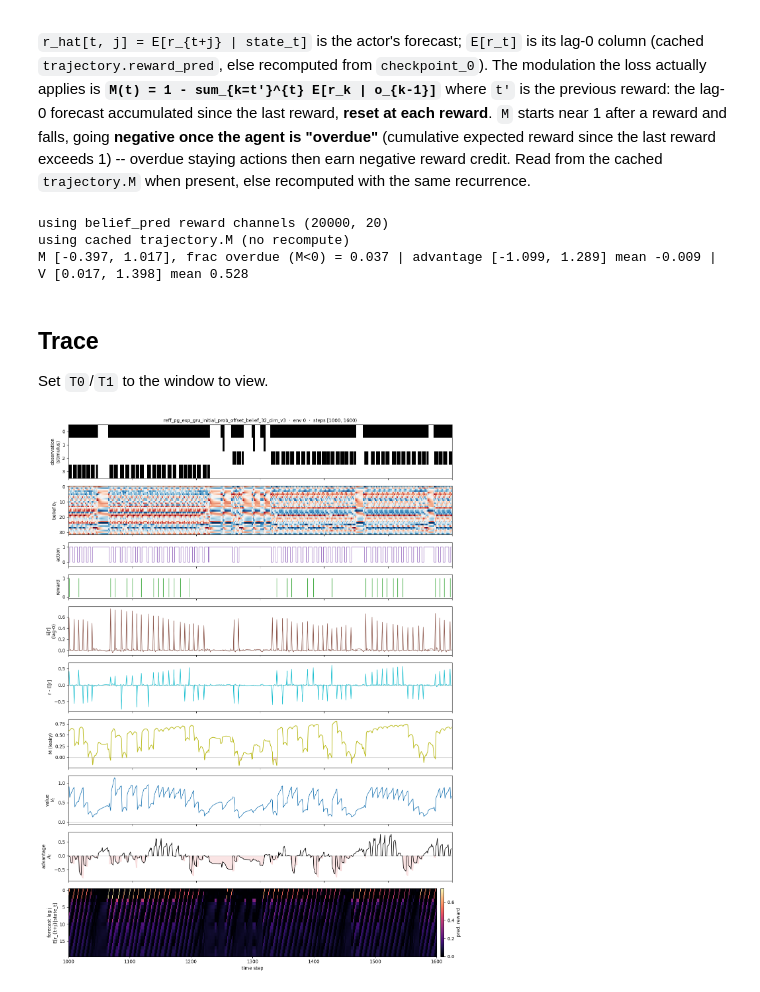
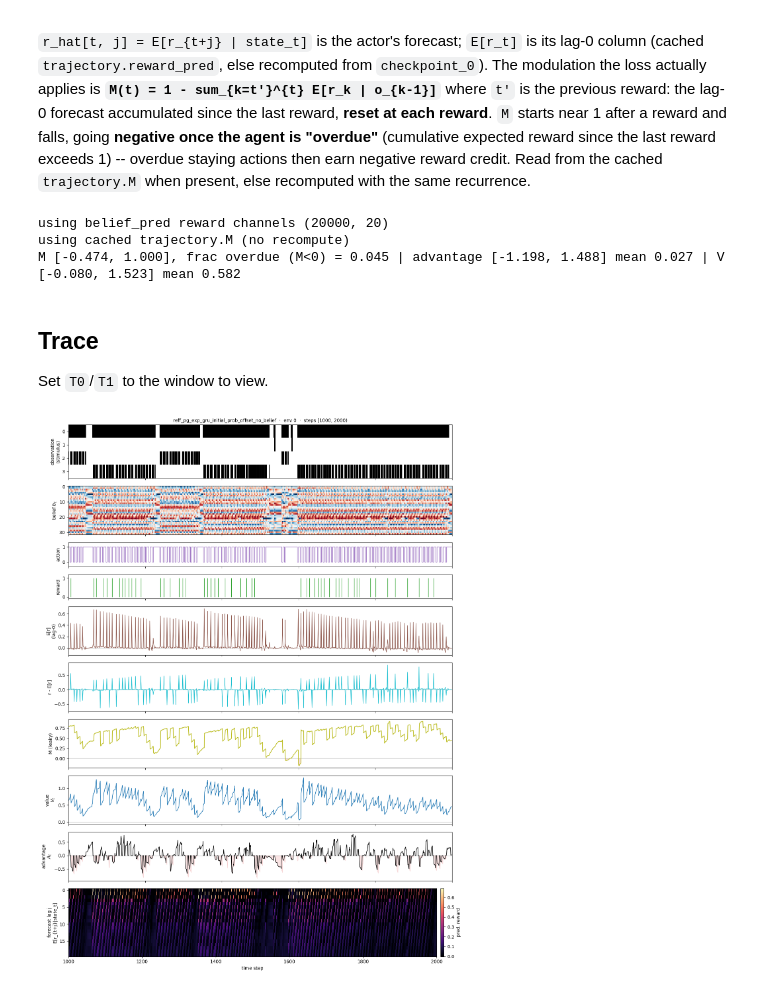
Before and after one commit to davidgbe/favorably_connected, a Jupyter notebook: code/notebooks/reff_trace.ipynb, the cells around one changed output. Cells and saved outputs as stored; diff of their text form; code cells hidden in the pictures.

Commit message:
add plots showing RNNs implementing 1D DDMs primarily update accumulation parameter

```diff
--- a/code/notebooks/reff_trace.ipynb
+++ b/code/notebooks/reff_trace.ipynb
@@ -34,7 +34,9 @@ REPO = Path.cwd()
 while not (REPO / 'results').exists() and REPO != REPO.parent:
     REPO = REPO.parent
 
-EXP      = 'reff_pg_exp_gru_initial_prob_offset_belief_32_dim_v3'   # <- set to your run
+EXP      = 'reff_pg_exp_gru_initial_prob_offset_no_belief'   # <- set to your run
+# EXP      = 'reff_pg_exp_gru_initial_prob_offset_belief_cleanl++++'   # <- set to your run
+
 # EXP = 'reff_pg_markov_persistence_longer_interpatch'   # <- set to your run
 # EXP = 'reff_pg_rpe_trace_exp_gru_initial_prob_offset'
 TRAJ_IDX = 0                                          # which saved env / episode
@@ -126,13 +128,13 @@ print(f'M [{M.min():.3f}, {M.max():.3f}], frac overdue (M<0) = {(M < 0).mean():.
 # %% [output]
 using belief_pred reward channels (20000, 20)
 using cached trajectory.M (no recompute)
-M [-0.397, 1.017], frac overdue (M<0) = 0.037 | advantage [-1.099, 1.289] mean -0.009 | V [0.017, 1.398] mean 0.528
+M [-0.474, 1.000], frac overdue (M<0) = 0.045 | advantage [-1.198, 1.488] mean 0.027 | V [-0.080, 1.523] mean 0.582
 # %% [markdown]
 ## Trace
 
 Set `T0`/`T1` to the window to view.
 # %%
-T0, T1 = 1000, min(1600, T)          # time window to plot
+T0, T1 = 1000, min(2000, T)          # time window to plot
 t = np.arange(T0, T1)
 
 fig, ax = plt.subplots(10, 1, sharex=True, figsize=(13, 17),
@@ -170,31 +172,31 @@ ax[5].axhline(0, color='0.7', lw=0.8)
 ax[5].plot(t, innov[T0:T1], color='tab:cyan', lw=1)
 ax[5].set_ylabel('r - E[r]')
 
 # 7) modulation M (leaky); M<0 => "overdue"
 ax[6].axhline(0, color='0.7', lw=0.8)
 ax[6].plot(t, M[T0:T1], color='tab:olive', lw=1.4)
 ax[6].fill_between(t, M[T0:T1], 0, where=(M[T0:T1] < 0), color='tab:red', alpha=0.15)
 ax[6].set_ylabel('M (leaky)')
 
 # 8) critic value V_t
 ax[7].axhline(0, color='0.7', lw=0.8)
 ax[7].plot(t, V[T0:T1], color='tab:blue', lw=1.1)
 ax[7].set_ylabel('value\n$V_t$')
 
 # 9) per-timestep advantage A_t = M_t*G_t + gamma^K V_{t+K} - V_t
 ax[8].axhline(0, color='0.7', lw=0.8)
 ax[8].plot(t, advantage[T0:T1] * actions[T0:T1], color='k', lw=1.1)
 ax[8].fill_between(t, advantage[T0:T1], 0, where=(advantage[T0:T1] < 0), color='tab:red', alpha=0.12)
 ax[8].set_ylabel('advantage\n$A_t$')
 
 # 10) multi-timestep forecast: r_hat[t, j] = E[r_{t+j} | state_t]
 im = ax[9].imshow(r_hat[T0:T1].T, aspect='auto', cmap='magma', vmin=0,
                   extent=[T0, T1, r_hat.shape[1] - 0.5, -0.5], interpolation='nearest')
 ax[9].set_ylabel('forecast lag j\nE[r_{t+j}|state_t]'); ax[9].set_xlabel('time step')
 fig.colorbar(im, ax=ax[9], fraction=0.03, pad=0.01, label='pred. reward')
 
 ax[0].set_title(f'{EXP}  ·  env {TRAJ_IDX}  ·  steps [{T0}, {T1})', fontsize=10)
 plt.tight_layout()
 plt.show()
 # %% [output]
-[figure, old version]
+[figure, new version]
```
Also changed, not shown: parts of 4 cells of this notebook, 6 other files.
